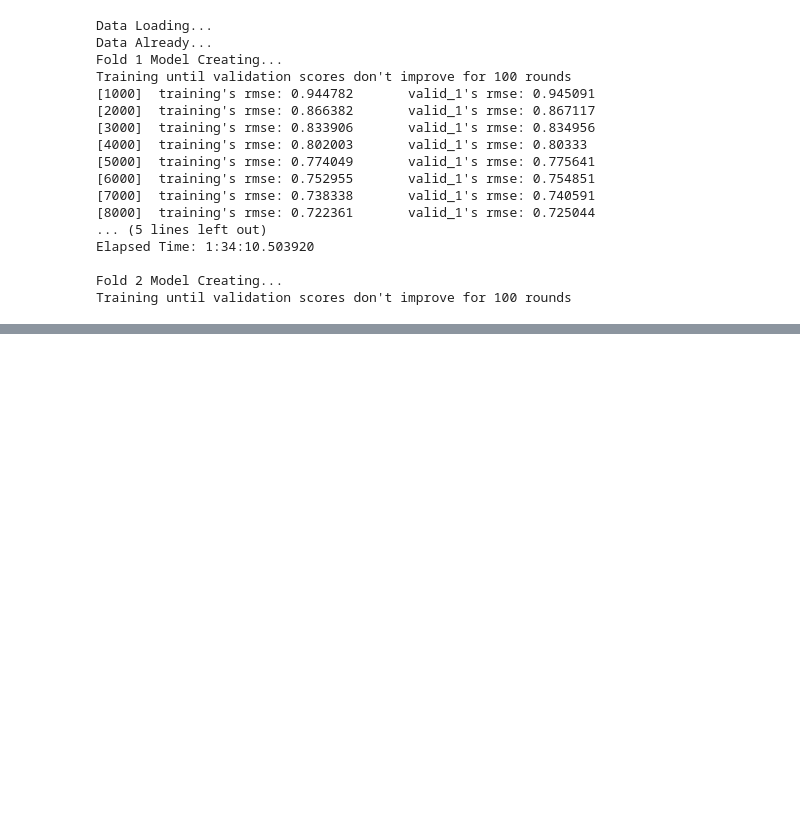
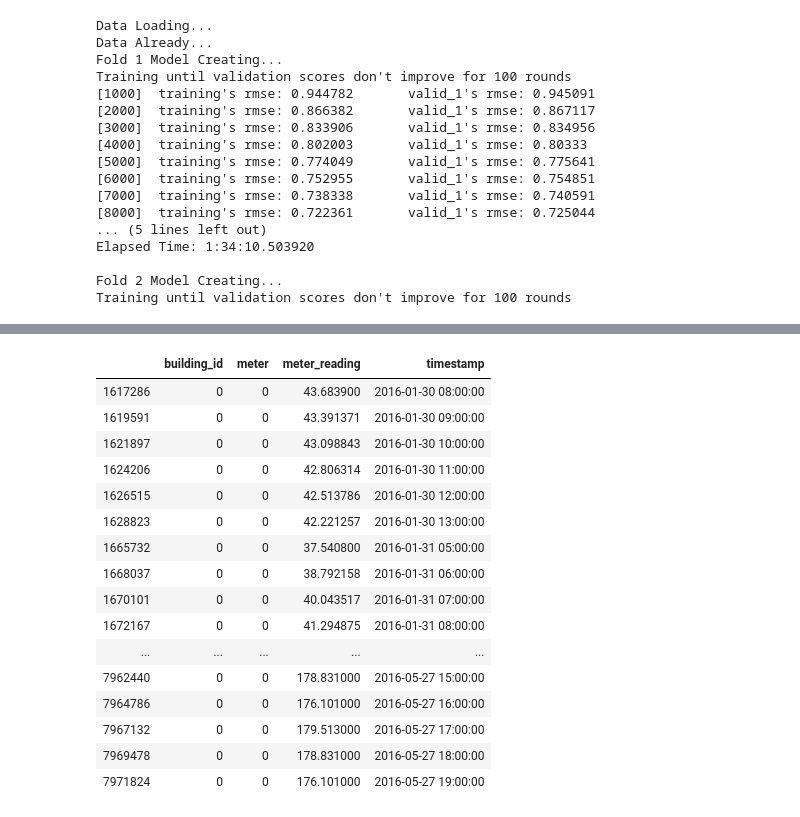
Before and after one commit to navitacion/ashrae-energy-prediction, a Jupyter notebook: notebook/LGBM Baseline.ipynb, the cells around one changed output, grey strips where cells are left out. Saved outputs shown, nothing was run; the diff lists cells and outputs as text; code cells hidden in the pictures; blank space fills up the shorter version.

```diff
--- a/notebook/LGBM Baseline.ipynb
+++ b/notebook/LGBM Baseline.ipynb
@@ -446,0 +513,21 @@ sub.to_csv("../Output/submission_{}_oof_{:.3f}.csv".format(today, model.oof), in
+# %%
+temp = train[train['building_id'] == 0]
+temp.head(200)
+# %% [output]
+|  | building_id | meter | meter_reading | timestamp |
+| 1617286 | 0 | 0 | 43.683900 | 2016-01-30 08:00:00 |
+| 1619591 | 0 | 0 | 43.391371 | 2016-01-30 09:00:00 |
+| 1621897 | 0 | 0 | 43.098843 | 2016-01-30 10:00:00 |
+| 1624206 | 0 | 0 | 42.806314 | 2016-01-30 11:00:00 |
+| 1626515 | 0 | 0 | 42.513786 | 2016-01-30 12:00:00 |
+| 1628823 | 0 | 0 | 42.221257 | 2016-01-30 13:00:00 |
+| 1665732 | 0 | 0 | 37.540800 | 2016-01-31 05:00:00 |
+| 1668037 | 0 | 0 | 38.792158 | 2016-01-31 06:00:00 |
+| 1670101 | 0 | 0 | 40.043517 | 2016-01-31 07:00:00 |
+| 1672167 | 0 | 0 | 41.294875 | 2016-01-31 08:00:00 |
+| ... | ... | ... | ... | ... |
+| 7962440 | 0 | 0 | 178.831000 | 2016-05-27 15:00:00 |
+| 7964786 | 0 | 0 | 176.101000 | 2016-05-27 16:00:00 |
+| 7967132 | 0 | 0 | 179.513000 | 2016-05-27 17:00:00 |
+| 7969478 | 0 | 0 | 178.831000 | 2016-05-27 18:00:00 |
+| 7971824 | 0 | 0 | 176.101000 | 2016-05-27 19:00:00 |
```
Also changed, not shown: parts of 11 cells of this notebook, 2 other files.
